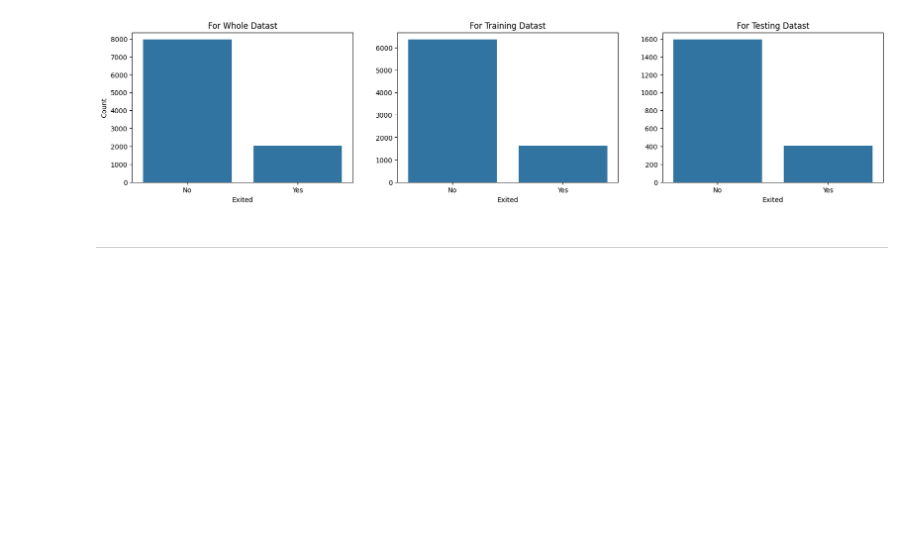
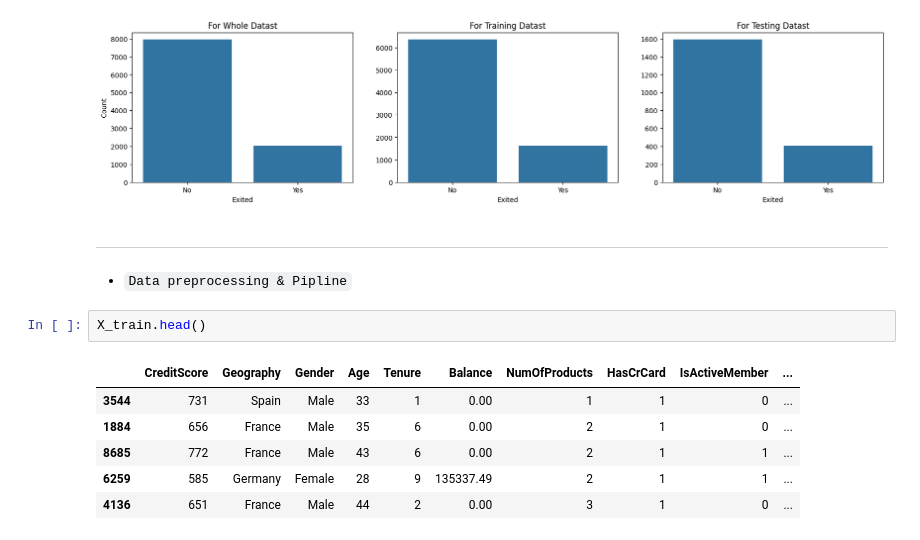
Before and after one commit to youssef1404/Customer_Churn_Model, a Jupyter notebook: Notebooks/churn.ipynb, the cells around one changed output. Cells and saved outputs as stored; diff of their text form; blank space fills up the shorter version.

```diff
--- a/Notebooks/churn.ipynb
+++ b/Notebooks/churn.ipynb
@@ -320,3 +332,14 @@ plt.show()
 [figure]
 # %% [markdown]
 ---
+# %% [markdown]
+* `Data preprocessing & Pipline`
+# %%
+X_train.head()
+# %% [output]
+|  | CreditScore | Geography | Gender | Age | Tenure | Balance | NumOfProducts | HasCrCard | IsActiveMember | ... |
+| 3544 | 731 | Spain | Male | 33 | 1 | 0.00 | 1 | 1 | 0 | ... |
+| 1884 | 656 | France | Male | 35 | 6 | 0.00 | 2 | 1 | 0 | ... |
+| 8685 | 772 | France | Male | 43 | 6 | 0.00 | 2 | 1 | 1 | ... |
+| 6259 | 585 | Germany | Female | 28 | 9 | 135337.49 | 2 | 1 | 1 | ... |
+| 4136 | 651 | France | Male | 44 | 2 | 0.00 | 3 | 1 | 0 | ... |
```
Also changed, not shown: parts of 18 cells of this notebook, 1 other file.
